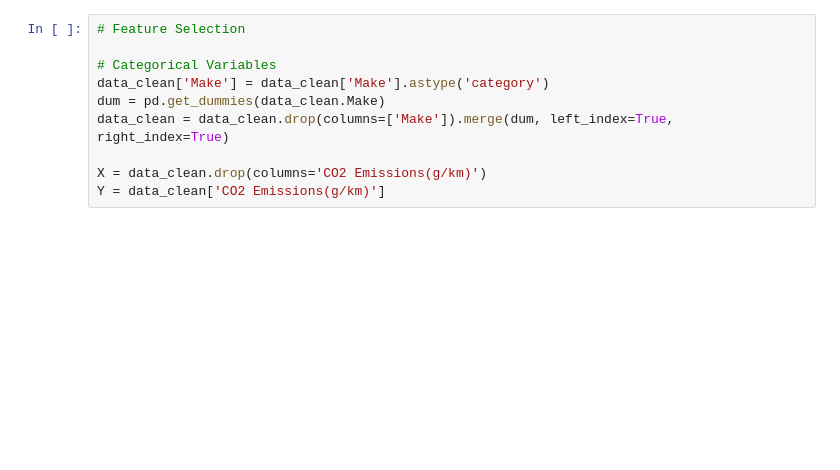
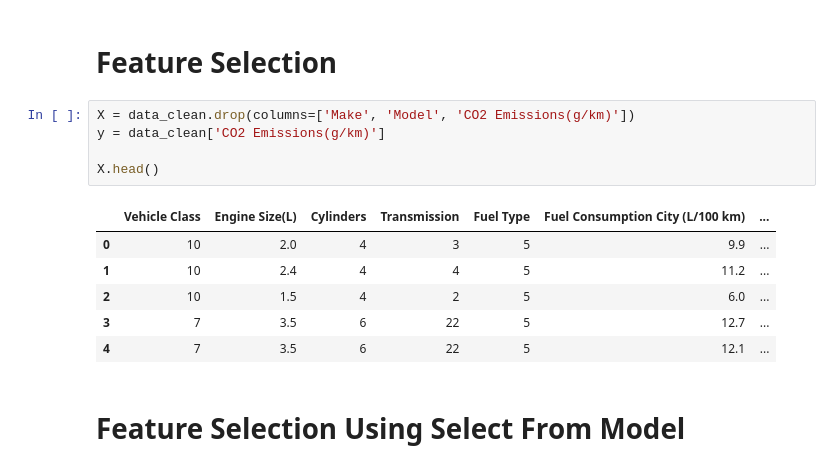
Before and after one commit to toluolatubosun/Team-Ingenii-AIForEnergy, a Jupyter notebook: model.ipynb, the cells around one changed output. Cells and saved outputs as stored; diff of their text form; blank space fills up the shorter version.

```diff
--- a/model.ipynb
+++ b/model.ipynb
@@ -61,10 +83,16 @@ Data is Complete
-# %%
-# Feature Selection
-
-# Categorical Variables
-data_clean['Make'] = data_clean['Make'].astype('category')
-dum = pd.get_dummies(data_clean.Make)
-data_clean = data_clean.drop(columns=['Make']).merge(dum, left_index=True, right_index=True)
-
-X = data_clean.drop(columns='CO2 Emissions(g/km)')
-Y = data_clean['CO2 Emissions(g/km)']
+# %% [markdown]
+# Feature Selection
+# %%
+X = data_clean.drop(columns=['Make', 'Model', 'CO2 Emissions(g/km)'])
+y = data_clean['CO2 Emissions(g/km)']
+
+X.head()
+# %% [output]
+|  | Vehicle Class | Engine Size(L) | Cylinders | Transmission | Fuel Type | Fuel Consumption City (L/100 km) | ... |
+| 0 | 10 | 2.0 | 4 | 3 | 5 | 9.9 | ... |
+| 1 | 10 | 2.4 | 4 | 4 | 5 | 11.2 | ... |
+| 2 | 10 | 1.5 | 4 | 2 | 5 | 6.0 | ... |
+| 3 | 7 | 3.5 | 6 | 22 | 5 | 12.7 | ... |
+| 4 | 7 | 3.5 | 6 | 22 | 5 | 12.1 | ... |
+# %% [markdown]
+# Feature Selection Using Select From Model
```
Also changed, not shown: parts of 20 cells of this notebook.
